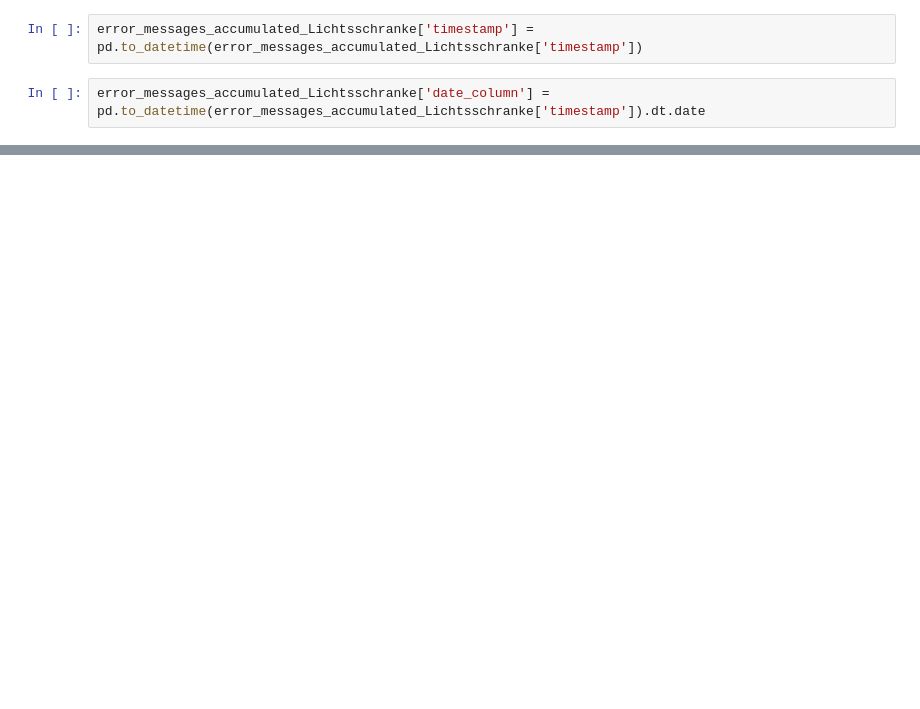
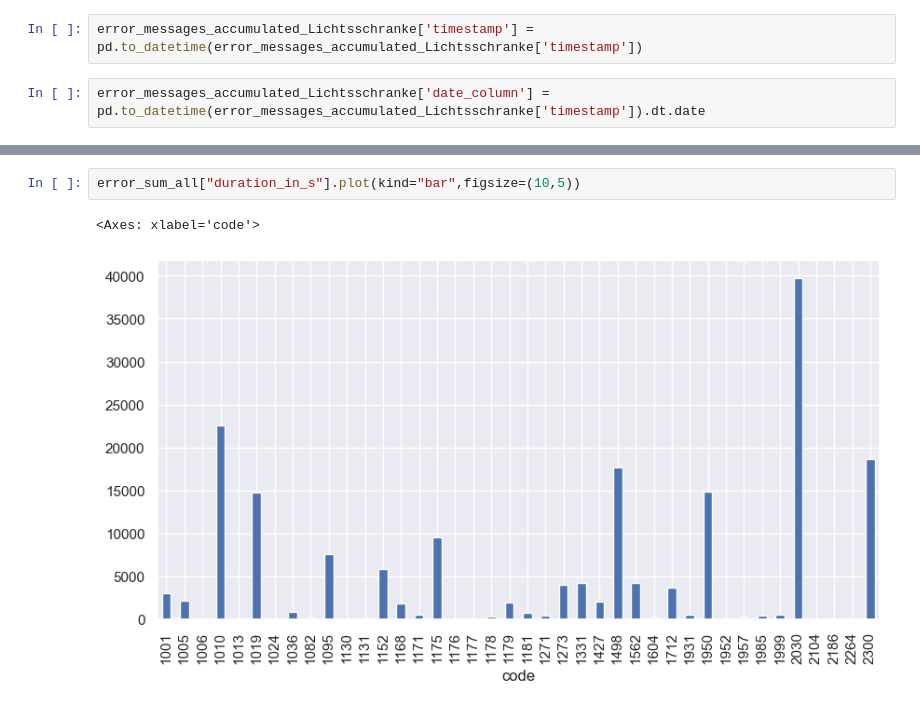
Before and after one commit to Timbo3399/Aufgabe_Multivac, a Jupyter notebook: Aufgabenstellung Data Analytics/Aufgabe 2.ipynb, the cells around one changed output, grey strips where cells are left out. Cells and saved outputs as stored; diff of their text form; blank space fills up the shorter version.

```diff
--- a/Aufgabenstellung Data Analytics/Aufgabe 2.ipynb
+++ b/Aufgabenstellung Data Analytics/Aufgabe 2.ipynb
@@ -112,0 +102,5 @@ g.set_xticklabels(g.get_xticklabels(), rotation=45)
+# %%
+error_sum_all["duration_in_s"].plot(kind="bar",figsize=(10,5))
+# %% [output]
+<Axes: xlabel='code'>
+[figure, added]
```
Also changed, not shown: parts of 7 cells of this notebook, 1 other file.
